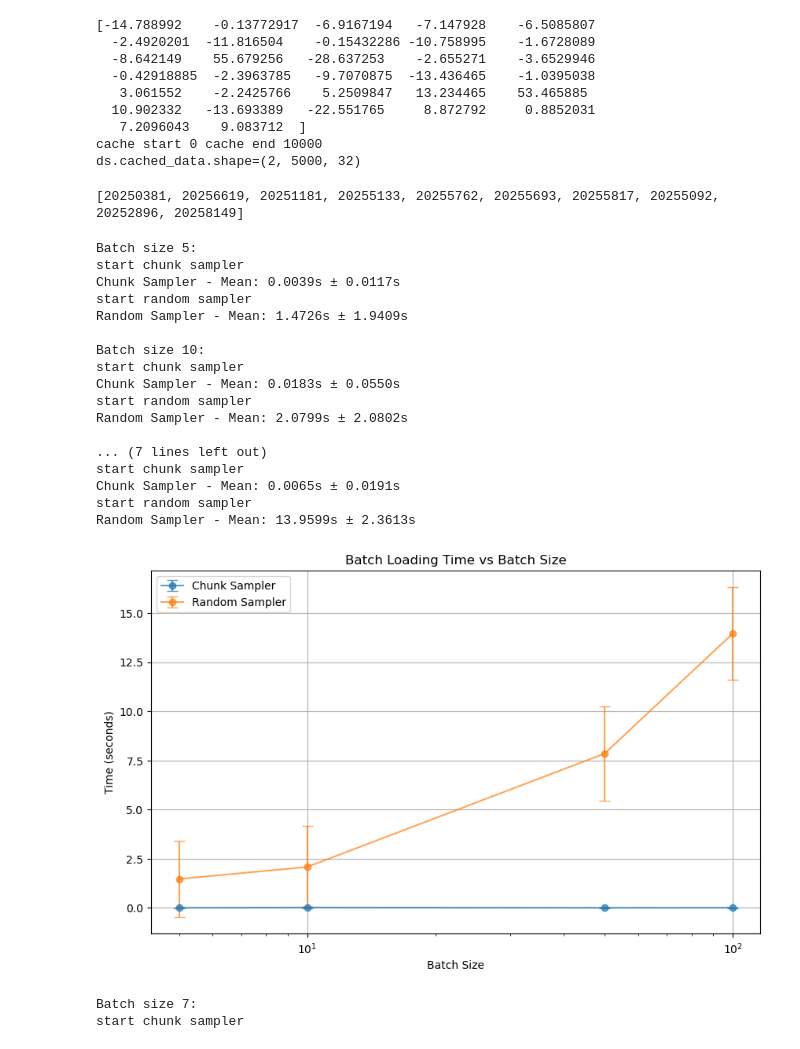
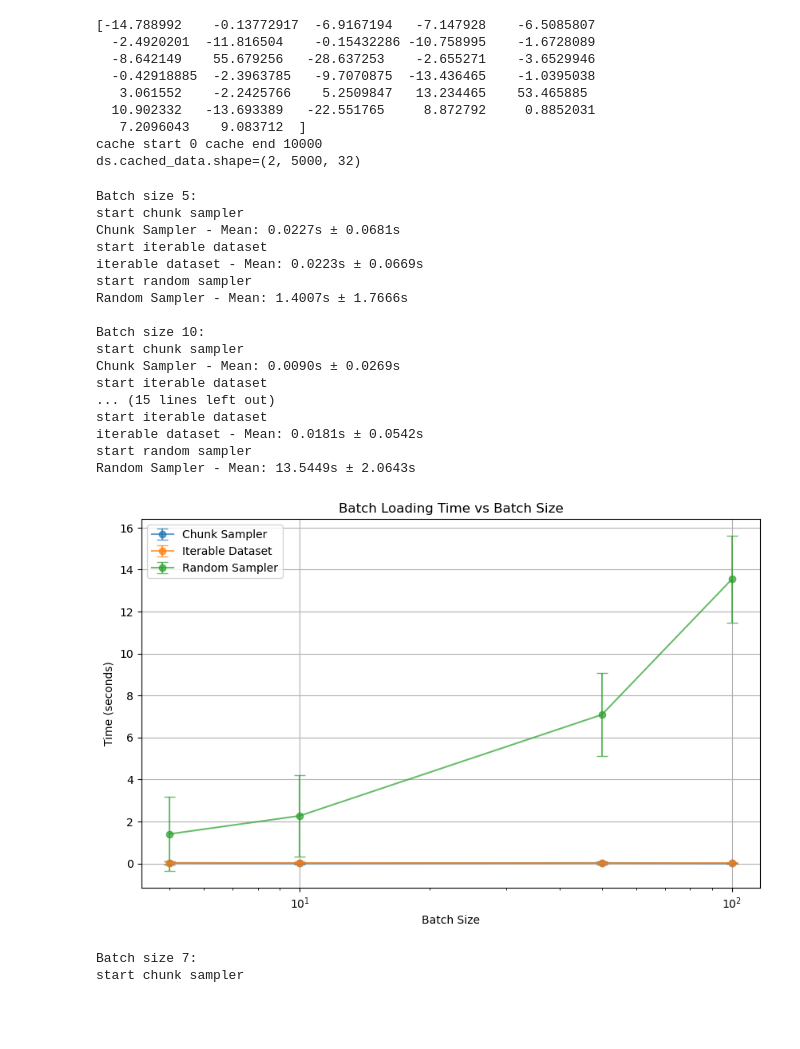
Before and after one commit to jackdesmarais/SAE_Hackathon, a Jupyter notebook: testing/hdf_dataset_testing.ipynb, the cells around one changed output. Cells and saved outputs as stored; diff of their text form; code cells hidden in the pictures; blank space fills up the shorter version.

Commit message:
making an iterabledataset with caching to enable sharding

```diff
--- a/testing/hdf_dataset_testing.ipynb
+++ b/testing/hdf_dataset_testing.ipynb
@@ -49,7 +64,8 @@ print(f'{ds.cached_data.shape=}')
 cache start 0 cache end 5000
 ds.cached_data.shape=(1, 5000, 32)
 # %%
-ds = HDF3DIterator('/grid/hackathon/data_norepl/splarseers/output/embed_test.h5', 'embed_test', chunk_size=5001)
+ds = HDF3DDataset('/grid/hackathon/data_norepl/splarseers/output/embed_test.h5', 'embed_test', chunk_size=5001)
+ds.open()
 print(ds[0])
 print(f'cache start {ds.cache_start_idx} cache end {ds.cache_end_idx}')
 print(f'{ds.cached_data.shape=}')
@@ -63,20 +79,13 @@ print(f'{ds.cached_data.shape=}')
    7.2096043    9.083712  ]
 cache start 0 cache end 10000
 ds.cached_data.shape=(2, 5000, 32)
-# %%
-sampler = ChunkBatchSampler(ds, 10)
-for batch in sampler:
-    print(batch)
-    break
-# %% [output]
-[20250381, 20256619, 20251181, 20255133, 20255762, 20255693, 20255817, 20255092, 20252896, 20258149]
 # %%
 import time
 import matplotlib.pyplot as plt
 import numpy as np
 from torch.utils.data import RandomSampler
 
-def measure_batch_times(ds, batch_size, n_trials=10):
+def measure_batch_times(ds, di, batch_size, n_trials=10):
     # Test with ChunkBatchSampler
     print(f"\nBatch size {batch_size}:")
 
@@ -93,6 +102,17 @@ def measure_batch_times(ds, batch_size, n_trials=10):
     chunk_std = np.std(chunk_times)
     print(f"Chunk Sampler - Mean: {chunk_mean:.4f}s ± {chunk_std:.4f}s")
 
+    print('start iterable dataset')
+    iterable_times = []
+    for _ in range(n_trials):
+        start = time.time()
+        _ = [next(di) for _ in range(batch_size)]
+        iterable_times.append(time.time() - start)
+
+    iterable_mean = np.mean(iterable_times)
+    iterable_std = np.std(iterable_times)
+    print(f"iterable dataset - Mean: {iterable_mean:.4f}s ± {iterable_std:.4f}s")
+
     # Test with random sampling
     random_times = []
     random_sampler = iter(RandomSampler(ds))
@@ -106,57 +126,64 @@ def measure_batch_times(ds, batch_size, n_trials=10):
     random_std = np.std(random_times)
 
     print(f"Random Sampler - Mean: {random_mean:.4f}s ± {random_std:.4f}s")
-    return chunk_mean, chunk_std, random_mean, random_std
+    return chunk_mean, chunk_std, iterable_mean, iterable_std, random_mean, random_std
 
 # Initialize dataset
-ds = HDF3DIterator('/grid/hackathon/data_norepl/splarseers/output/embed_test.h5', 'embed_test', chunk_size=500)
-
+ds = HDF3DDataset('/grid/hackathon/data_norepl/splarseers/output/embed_test.h5', 'embed_test', chunk_size=500)
+ds.open()
+di = HDF3DIterableDataset('/grid/hackathon/data_norepl/splarseers/output/embed_test.h5', 'embed_test', chunk_size=500)
 # Test different batch sizes
 batch_sizes = [5, 10, 50, 100]
 chunk_means = []
 chunk_stds = []
+iterable_means = []
+iterable_stds = []
 random_means = []
 random_stds = []
 
 for batch_size in batch_sizes:
-    chunk_mean, chunk_std, random_mean, random_std = measure_batch_times(ds, batch_size)
+    chunk_mean, chunk_std, iterable_mean, iterable_std, random_mean, random_std = measure_batch_times(ds, iter(di), batch_size)
     chunk_means.append(chunk_mean)
     chunk_stds.append(chunk_std)
+    iterable_means.append(iterable_mean)
+    iterable_stds.append(iterable_std)
     random_means.append(random_mean)
     random_stds.append(random_std)
 
 # Plot results
 plt.figure(figsize=(10, 6))
 plt.errorbar(batch_sizes, chunk_means, yerr=chunk_stds, label='Chunk Sampler',
+             capsize=5, marker='o', linestyle='-', alpha=0.7)
+plt.errorbar(batch_sizes, iterable_means, yerr=iterable_stds, label='Iterable Dataset',
              capsize=5, marker='o', linestyle='-', alpha=0.7)
 plt.errorbar(batch_sizes, random_means, yerr=random_stds, label='Random Sampler',
              capsize=5, marker='o', linestyle='-', alpha=0.7)
 plt.xlabel('Batch Size')
 plt.ylabel('Time (seconds)')
 plt.title('Batch Loading Time vs Batch Size')
 plt.legend()
 plt.grid(True)
 plt.xscale('log', base=10)
 # plt.yscale('log')
 # %% [output]
 Batch size 5:
 start chunk sampler
-Chunk Sampler - Mean: 0.0039s ± 0.0117s
+Chunk Sampler - Mean: 0.0227s ± 0.0681s
+start iterable dataset
+iterable dataset - Mean: 0.0223s ± 0.0669s
 start random sampler
-Random Sampler - Mean: 1.4726s ± 1.9409s
+Random Sampler - Mean: 1.4007s ± 1.7666s
 
 Batch size 10:
 start chunk sampler
-Chunk Sampler - Mean: 0.0183s ± 0.0550s
+Chunk Sampler - Mean: 0.0090s ± 0.0269s
+start iterable dataset
+... (15 lines left out)
+start iterable dataset
+iterable dataset - Mean: 0.0181s ± 0.0542s
 start random sampler
-Random Sampler - Mean: 2.0799s ± 2.0802s
-
-... (7 lines left out)
-start chunk sampler
-Chunk Sampler - Mean: 0.0065s ± 0.0191s
-start random sampler
-Random Sampler - Mean: 13.9599s ± 2.3613s
+Random Sampler - Mean: 13.5449s ± 2.0643s
-[figure, old version]
+[figure, new version]
 # %%
 import time
 import matplotlib.pyplot as plt
```
Also changed, not shown: parts of 4 cells of this notebook, 4 other files.
